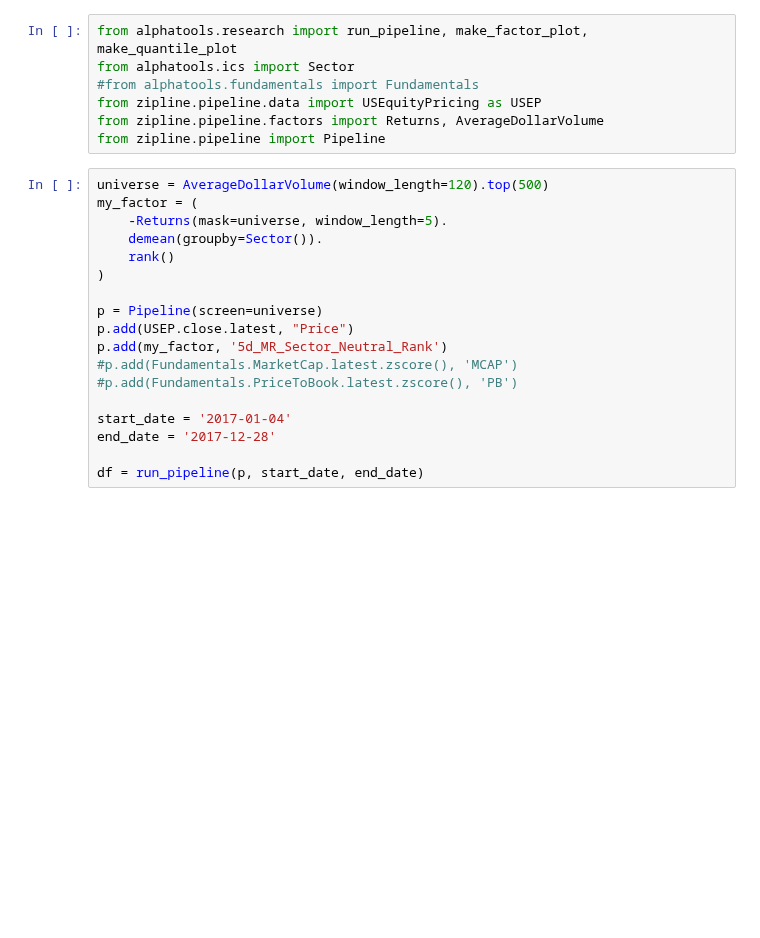
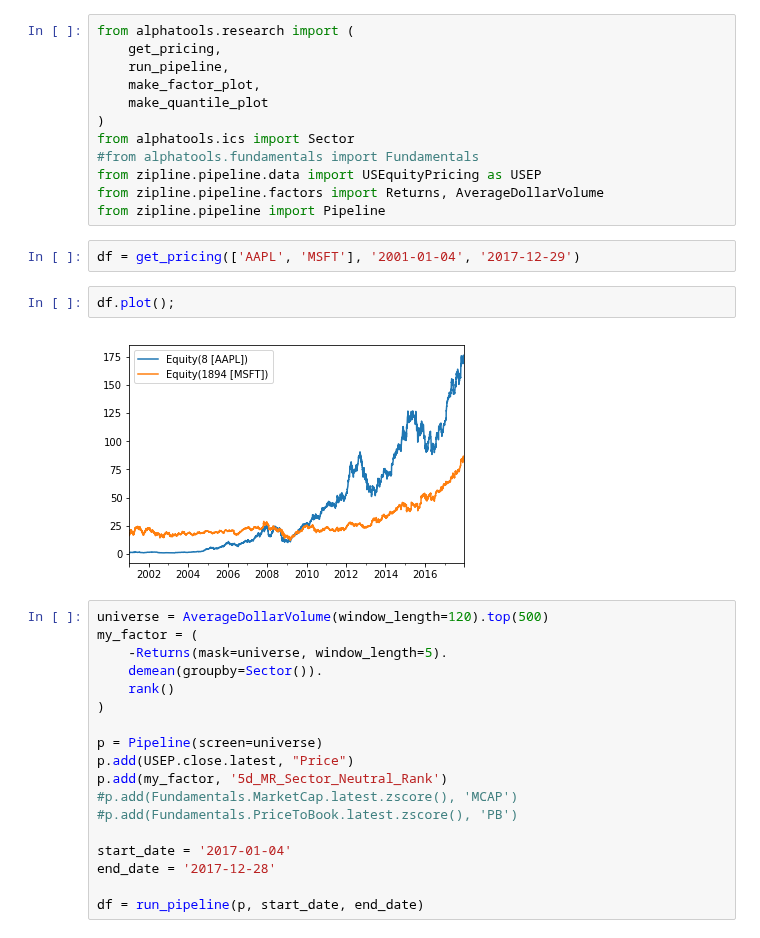
Before and after one commit to marketneutral/alphatools, a Jupyter notebook: notebooks/research-minimal.ipynb, the cells around one changed output. Drawn from its saved outputs; the diff is of its cells as text; blank space fills up the shorter version.

```diff
--- a/notebooks/research-minimal.ipynb
+++ b/notebooks/research-minimal.ipynb
@@ -1,10 +1,21 @@
 # %%
-from alphatools.research import run_pipeline, make_factor_plot, make_quantile_plot
+from alphatools.research import (
+    get_pricing,
+    run_pipeline,
+    make_factor_plot,
+    make_quantile_plot
+)
 from alphatools.ics import Sector
 #from alphatools.fundamentals import Fundamentals
 from zipline.pipeline.data import USEquityPricing as USEP
 from zipline.pipeline.factors import Returns, AverageDollarVolume
 from zipline.pipeline import Pipeline
+# %%
+df = get_pricing(['AAPL', 'MSFT'], '2001-01-04', '2017-12-29')
+# %%
+df.plot();
+# %% [output]
+[figure, added]
 # %%
 universe = AverageDollarVolume(window_length=120).top(500)
 my_factor = (
```
Also changed, not shown: 4 other files.
